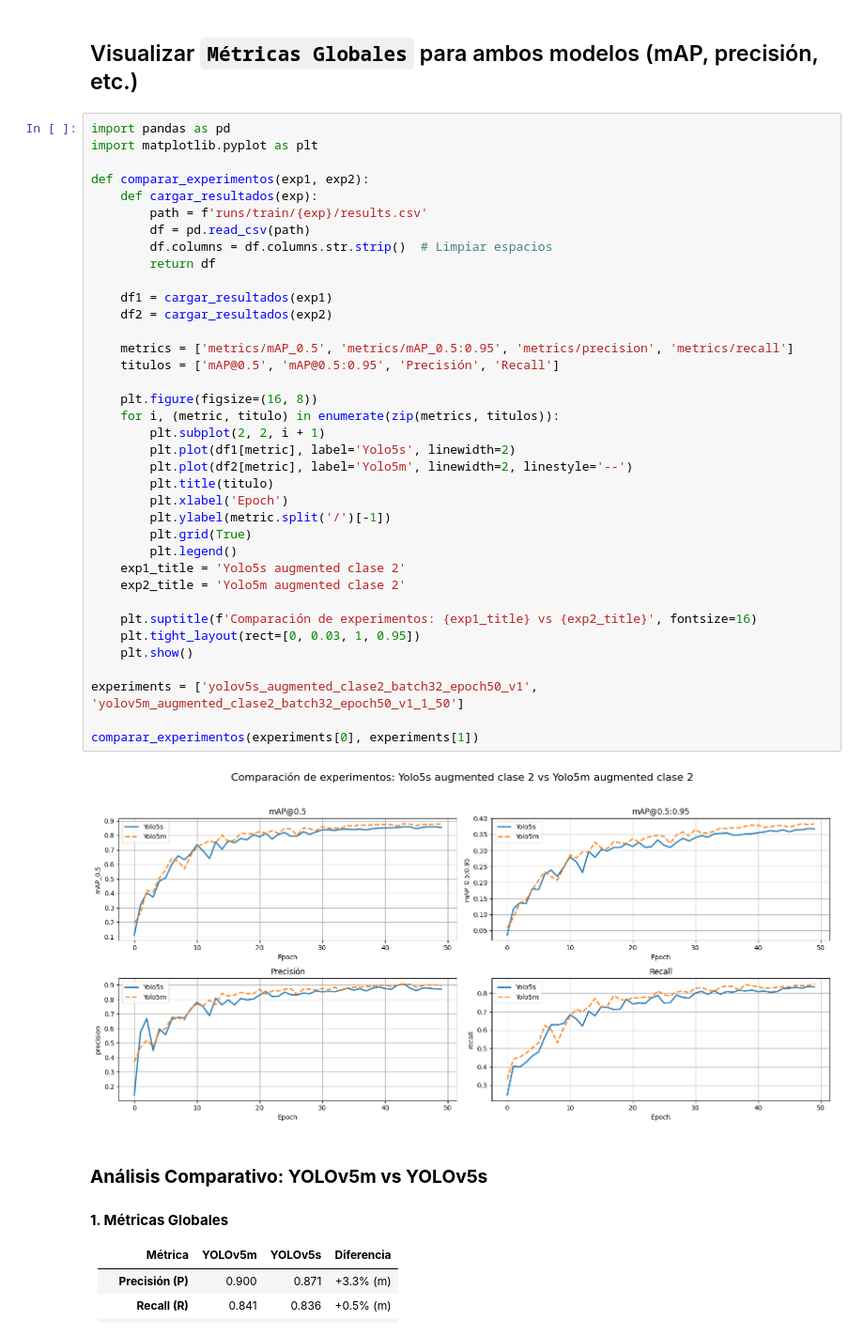
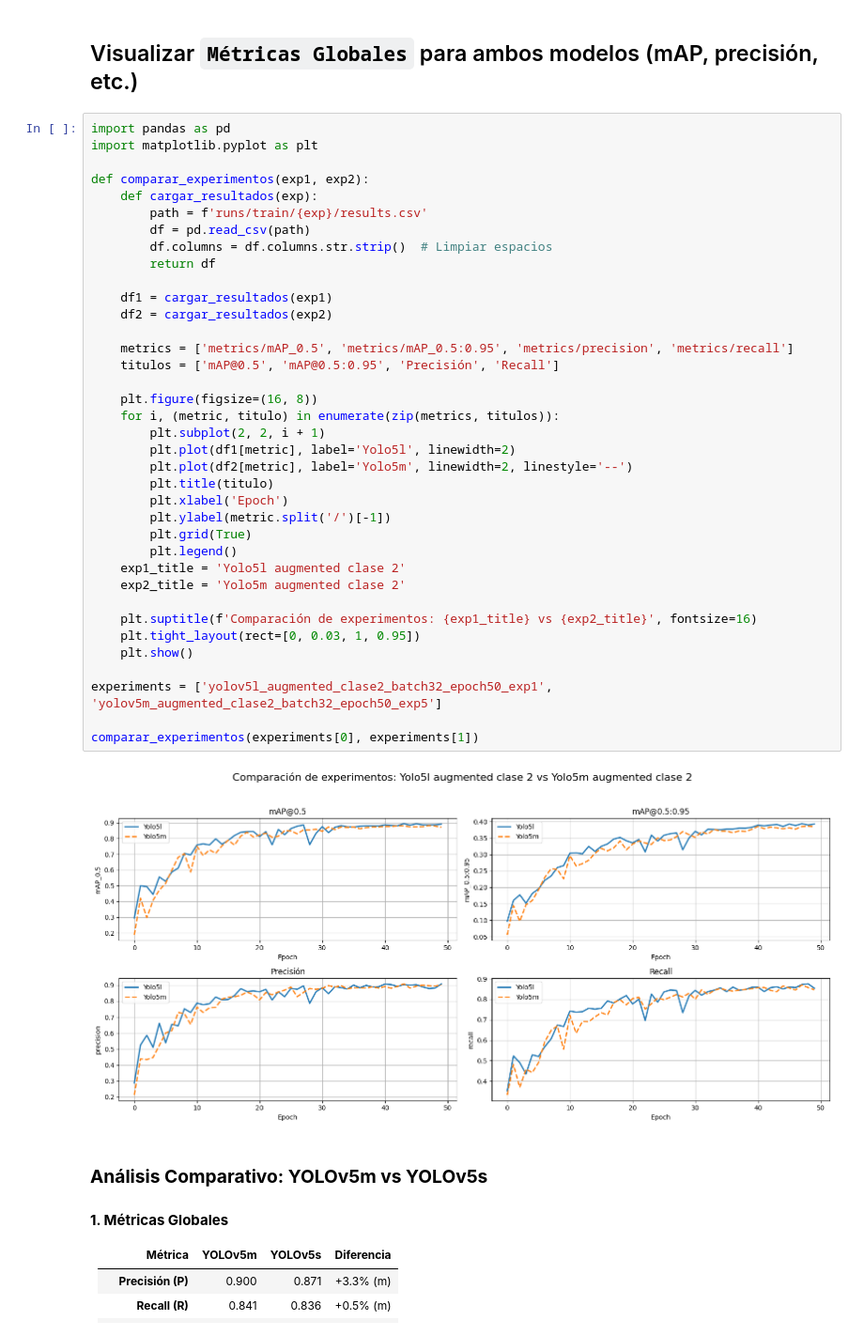
Before and after one commit to matiastripode/ceia-vision-2-tp-integrador, a Jupyter notebook: VPC2_TP_Integrador_(Martin_Paz_Matias_Tripode).ipynb, the cells around one changed output. Shown: that part at 94% size. Drawn from its saved outputs; the diff is of its cells as text.

Commit message:
TP Integrador - Baseline + experimentos

```diff
--- a/VPC2_TP_Integrador_(Martin_Paz_Matias_Tripode).ipynb
+++ b/VPC2_TP_Integrador_(Martin_Paz_Matias_Tripode).ipynb
@@ -819,37 +836,37 @@ def comparar_experimentos(exp1, exp2):
     def cargar_resultados(exp):
         path = f'runs/train/{exp}/results.csv'
         df = pd.read_csv(path)
         df.columns = df.columns.str.strip()  # Limpiar espacios
         return df
 
     df1 = cargar_resultados(exp1)
     df2 = cargar_resultados(exp2)
 
     metrics = ['metrics/mAP_0.5', 'metrics/mAP_0.5:0.95', 'metrics/precision', 'metrics/recall']
     titulos = ['mAP@0.5', 'mAP@0.5:0.95', 'Precisión', 'Recall']
 
     plt.figure(figsize=(16, 8))
     for i, (metric, titulo) in enumerate(zip(metrics, titulos)):
         plt.subplot(2, 2, i + 1)
-        plt.plot(df1[metric], label='Yolo5s', linewidth=2)
+        plt.plot(df1[metric], label='Yolo5l', linewidth=2)
         plt.plot(df2[metric], label='Yolo5m', linewidth=2, linestyle='--')
         plt.title(titulo)
         plt.xlabel('Epoch')
         plt.ylabel(metric.split('/')[-1])
         plt.grid(True)
         plt.legend()
-    exp1_title = 'Yolo5s augmented clase 2'
+    exp1_title = 'Yolo5l augmented clase 2'
     exp2_title = 'Yolo5m augmented clase 2'
 
     plt.suptitle(f'Comparación de experimentos: {exp1_title} vs {exp2_title}', fontsize=16)
     plt.tight_layout(rect=[0, 0.03, 1, 0.95])
     plt.show()
 
-experiments = ['yolov5s_augmented_clase2_batch32_epoch50_v1', 'yolov5m_augmented_clase2_batch32_epoch50_v1_1_50']
+experiments = ['yolov5l_augmented_clase2_batch32_epoch50_exp1', 'yolov5m_augmented_clase2_batch32_epoch50_exp5']
 
 comparar_experimentos(experiments[0], experiments[1])
 # %% [output]
-[figure, old version]
+[figure, new version]
 # %% [markdown]
 ### **Análisis Comparativo: YOLOv5m vs YOLOv5s**
 
```
Also changed, not shown: parts of 16 cells of this notebook.
